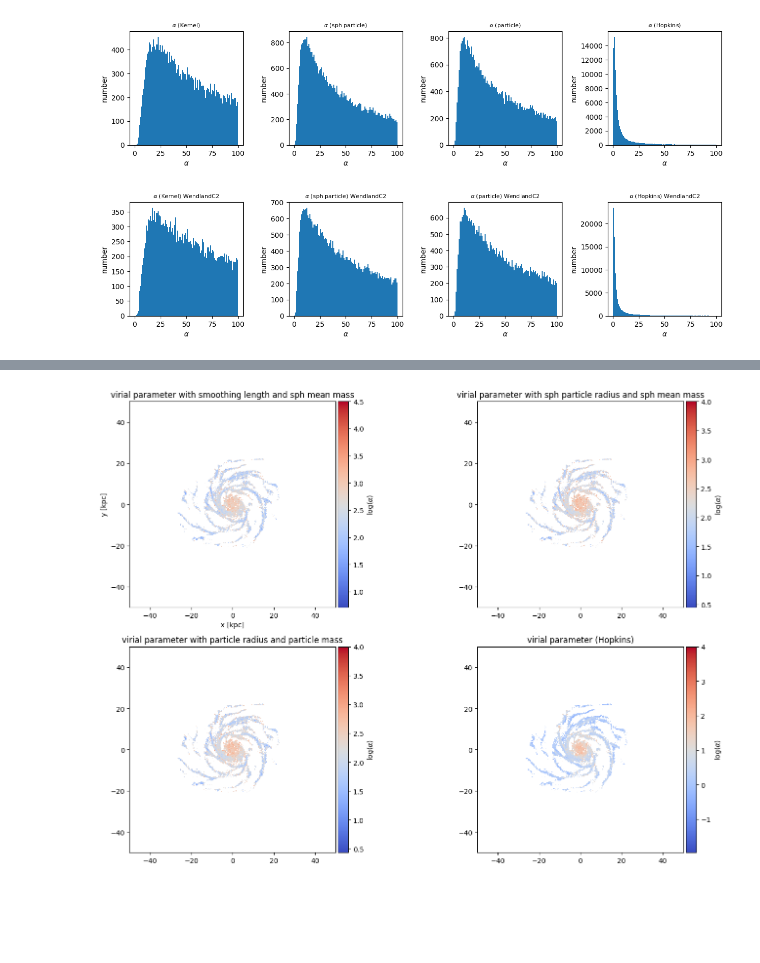
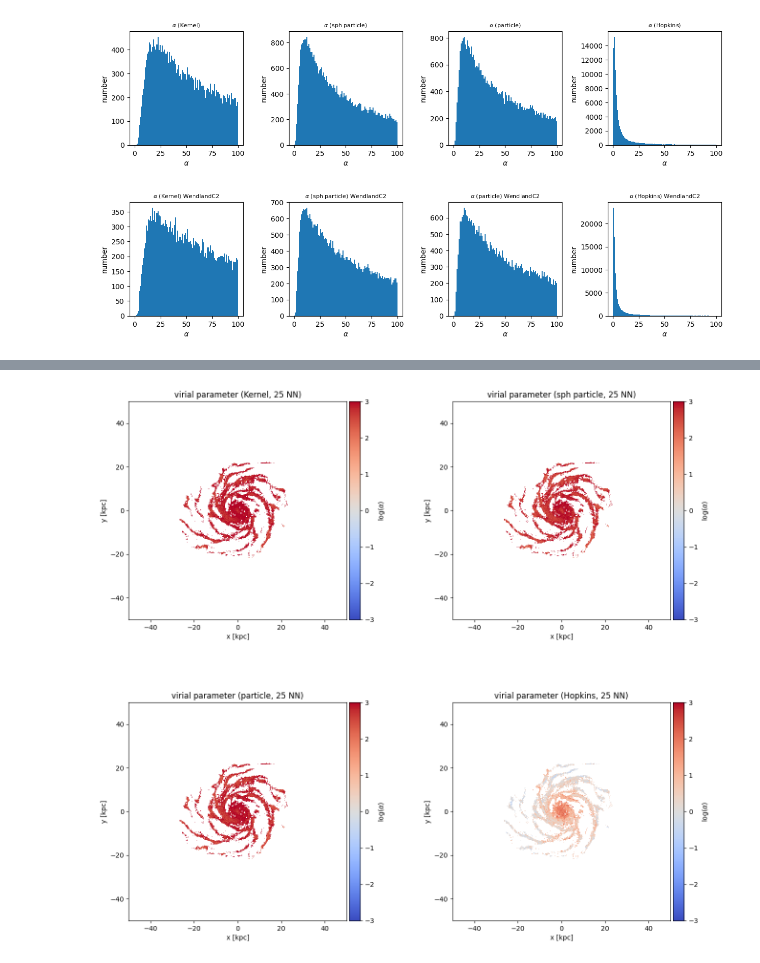
Before and after one commit to Evafranck/star_formation, a Jupyter notebook: star_formation_neu.ipynb, the cells around one changed output, grey strips where cells are left out. Drawn from its saved outputs; the diff is of its cells as text; code cells hidden in the pictures; blank space fills up the shorter version.

```diff
--- a/star_formation_neu.ipynb
+++ b/star_formation_neu.ipynb
@@ -359,52 +546,23 @@ for n in range(4):
-# %%
-fig = plt.figure(figsize = (15,10))
-
-ax1 = plt.subplot(221)
-im1 = ax1.imshow(np.log10(mw_hist(gal.g, alpha_CS_50, 500)), extent=(-50,50,-50,50), cmap='coolwarm', vmax = 4.5)
-divider = make_axes_locatable(ax1)
-cax = divider.append_axes('right', size='5%', pad=0.05)
-fig.colorbar(im1, cax=cax, orientation='vertical', label = r'log($\alpha$)')
-ax1.set_title('virial parameter with smoothing length and sph mean mass')
-ax1.set_xlabel('x [kpc]')
-ax1.set_ylabel('y [kpc]')
-ax1.set_xlim(-50, 50)
-ax1.set_ylim(-50, 50)
-
-ax2 = plt.subplot(222)
-im2 = ax2.imshow(np.log10(mw_hist(gal.g, alpha2_CS_50, 500)), extent=(-50,50,-50,50), cmap='coolwarm', vmax = 4.0)
-divider = make_axes_locatable(ax2)
-cax = divider.append_axes('right', size='5%', pad=0.05)
-fig.colorbar(im2, cax=cax, orientation='vertical', label = r'log($\alpha$)')
-ax2.set_title('virial parameter with sph particle radius and sph mean mass')
-ax1.set_xlabel('x [kpc]')
-ax1.set_ylabel('y [kpc]')
-#ax2.set_xlim(-20, 20)
-#ax2.set_ylim(-20,20)
-
-ax3 = plt.subplot(223)
-im3 = ax3.imshow(np.log10(mw_hist(gal.g, alpha3_CS_50, 500)), extent=(-50,50,-50,50), cmap='coolwarm', vmax = 4.0)
-divider = make_axes_locatable(ax3)
-cax = divider.append_axes('right', size='5%', pad=0.05)
-fig.colorbar(im3, cax=cax, orientation='vertical', label = r'log($\alpha$)')
-ax3.set_title('virial parameter with particle radius and particle mass')
-ax1.set_xlabel('x [kpc]')
-ax1.set_ylabel('y [kpc]')
-#ax3.set_xlim(-20, 20)
-#ax3.set_ylim(-20,20)
-
-ax4 = plt.subplot(224)
-im4 = ax4.imshow(np.log10(mw_hist(gal.g, alpha4_CS_50, 500)), extent=(-50,50,-50,50), cmap='coolwarm', vmax = 4.0)
-divider = make_axes_locatable(ax4)
-cax = divider.append_axes('right', size='5%', pad=0.05)
-fig.colorbar(im4, cax=cax, orientation='vertical', label = r'log($\alpha$)')
-ax4.set_title('virial parameter (Hopkins)')
-ax1.set_xlabel('x [kpc]')
-ax1.set_ylabel('y [kpc]')
-#ax4.set_xlim(-20, 20)
-#ax4.set_ylim(-20,20)
-
-
-fig.tight_layout()
-plt.show()
-# %% [output]
-[figure, removed]
+# %%
+title = ['(Kernel, 25 NN)', '(sph particle, 25 NN)', '(particle, 25 NN)', '(Hopkins, 25 NN)']
+alpha = [alpha_W_25, alpha2_W_25, alpha3_W_25, alpha4_W_25]
+fig = plt.figure(figsize = (15,15))
+gs0 = gd.GridSpec(2, 2, figure=fig, wspace = 0.4)
+
+for n in range(4):
+    ax = fig.add_subplot(gs0[n])
+    im = ax.imshow(np.log10(mw_hist(gal.g, alpha[n], 500)), extent=(-50,50,-50,50), cmap='coolwarm', vmin = -3, vmax = 3)
+    divider = make_axes_locatable(ax)
+    cax = divider.append_axes('right', size='5%', pad=0.05)
+    fig.colorbar(im, cax=cax, orientation='vertical', label = r'log($\alpha$)')
+    ax.set_title('virial parameter ' + title[n])
+    ax.set_xlabel('x [kpc]')
+    ax.set_ylabel('y [kpc]')
+    #ax.set_xlim(-50, 50)
+    #ax.set_ylim(-50, 50)
+    ax.set_aspect(1./ax.get_data_ratio())
+
+fig.tight_layout()
+plt.show()
+# %% [output]
+[figure, added]
```
Also changed, not shown: parts of 14 cells of this notebook.
